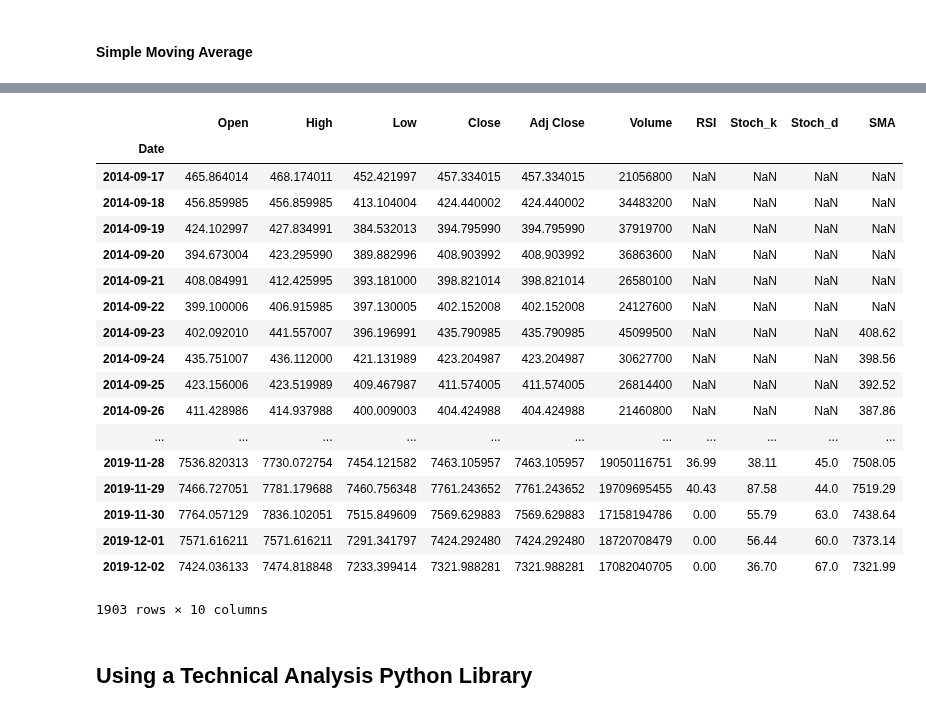
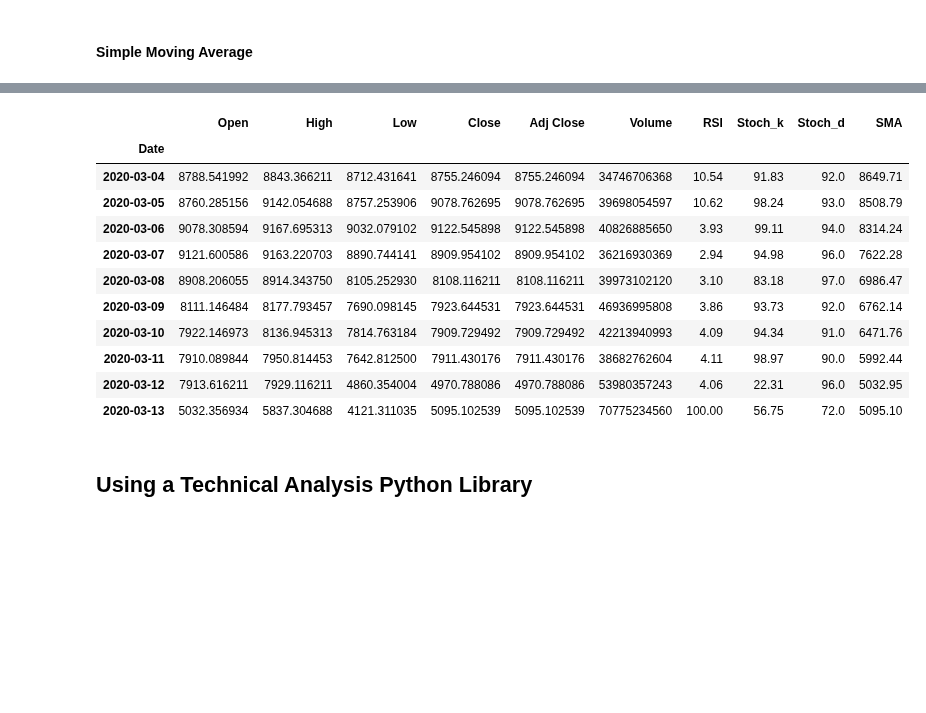
Before and after one commit to marcosan93/Price-Forecaster, a Jupyter notebook: BTC-Technical-Indicators.ipynb, the cells around one changed output, grey strips where cells are left out. Saved outputs shown, nothing was run; the diff lists cells and outputs as text; code cells hidden in the pictures; blank space fills up the shorter version.

```diff
--- a/BTC-Technical-Indicators.ipynb
+++ b/BTC-Technical-Indicators.ipynb
@@ -130,8 +130,7 @@ def RSI(df, periods=14):
 
             # Calculating the Relative Strength Index
             avg_gain = (sum([x for x in df[i:periods+i] if x >= 0]) / periods)
-            avg_loss = (sum([abs(x) for x in df[i:periods+i] if x < 0]) / periods)
-
+            avg_loss = (sum([abs(x) for x in df[i:periods+i] if x <= 0], .00001) / periods)
 
             rs = avg_gain / avg_loss
 
@@ -174,25 +173,18 @@ df['SMA'][-30:].plot(figsize=(15,6), title='BTC Simple Moving Average');
 # %%
-df
+df.tail(10)
 # %% [output]
 |  | Open | High | Low | Close | Adj Close | Volume | RSI | Stoch_k | Stoch_d | SMA |
 | Date |  |  |  |  |  |  |  |  |  |  |
-| 2014-09-17 | 465.864014 | 468.174011 | 452.421997 | 457.334015 | 457.334015 | 21056800 | NaN | NaN | NaN | NaN |
-| 2014-09-18 | 456.859985 | 456.859985 | 413.104004 | 424.440002 | 424.440002 | 34483200 | NaN | NaN | NaN | NaN |
-| 2014-09-19 | 424.102997 | 427.834991 | 384.532013 | 394.795990 | 394.795990 | 37919700 | NaN | NaN | NaN | NaN |
-| 2014-09-20 | 394.673004 | 423.295990 | 389.882996 | 408.903992 | 408.903992 | 36863600 | NaN | NaN | NaN | NaN |
-| 2014-09-21 | 408.084991 | 412.425995 | 393.181000 | 398.821014 | 398.821014 | 26580100 | NaN | NaN | NaN | NaN |
-| 2014-09-22 | 399.100006 | 406.915985 | 397.130005 | 402.152008 | 402.152008 | 24127600 | NaN | NaN | NaN | NaN |
-| 2014-09-23 | 402.092010 | 441.557007 | 396.196991 | 435.790985 | 435.790985 | 45099500 | NaN | NaN | NaN | 408.62 |
-| 2014-09-24 | 435.751007 | 436.112000 | 421.131989 | 423.204987 | 423.204987 | 30627700 | NaN | NaN | NaN | 398.56 |
-| 2014-09-25 | 423.156006 | 423.519989 | 409.467987 | 411.574005 | 411.574005 | 26814400 | NaN | NaN | NaN | 392.52 |
-| 2014-09-26 | 411.428986 | 414.937988 | 400.009003 | 404.424988 | 404.424988 | 21460800 | NaN | NaN | NaN | 387.86 |
-| ... | ... | ... | ... | ... | ... | ... | ... | ... | ... | ... |
-| 2019-11-28 | 7536.820313 | 7730.072754 | 7454.121582 | 7463.105957 | 7463.105957 | 19050116751 | 36.99 | 38.11 | 45.0 | 7508.05 |
-| 2019-11-29 | 7466.727051 | 7781.179688 | 7460.756348 | 7761.243652 | 7761.243652 | 19709695455 | 40.43 | 87.58 | 44.0 | 7519.29 |
-| 2019-11-30 | 7764.057129 | 7836.102051 | 7515.849609 | 7569.629883 | 7569.629883 | 17158194786 | 0.00 | 55.79 | 63.0 | 7438.64 |
-| 2019-12-01 | 7571.616211 | 7571.616211 | 7291.341797 | 7424.292480 | 7424.292480 | 18720708479 | 0.00 | 56.44 | 60.0 | 7373.14 |
-| 2019-12-02 | 7424.036133 | 7474.818848 | 7233.399414 | 7321.988281 | 7321.988281 | 17082040705 | 0.00 | 36.70 | 67.0 | 7321.99 |
+| 2020-03-04 | 8788.541992 | 8843.366211 | 8712.431641 | 8755.246094 | 8755.246094 | 34746706368 | 10.54 | 91.83 | 92.0 | 8649.71 |
+| 2020-03-05 | 8760.285156 | 9142.054688 | 8757.253906 | 9078.762695 | 9078.762695 | 39698054597 | 10.62 | 98.24 | 93.0 | 8508.79 |
+| 2020-03-06 | 9078.308594 | 9167.695313 | 9032.079102 | 9122.545898 | 9122.545898 | 40826885650 | 3.93 | 99.11 | 94.0 | 8314.24 |
+| 2020-03-07 | 9121.600586 | 9163.220703 | 8890.744141 | 8909.954102 | 8909.954102 | 36216930369 | 2.94 | 94.98 | 96.0 | 7622.28 |
+| 2020-03-08 | 8908.206055 | 8914.343750 | 8105.252930 | 8108.116211 | 8108.116211 | 39973102120 | 3.10 | 83.18 | 97.0 | 6986.47 |
+| 2020-03-09 | 8111.146484 | 8177.793457 | 7690.098145 | 7923.644531 | 7923.644531 | 46936995808 | 3.86 | 93.73 | 92.0 | 6762.14 |
+| 2020-03-10 | 7922.146973 | 8136.945313 | 7814.763184 | 7909.729492 | 7909.729492 | 42213940993 | 4.09 | 94.34 | 91.0 | 6471.76 |
+| 2020-03-11 | 7910.089844 | 7950.814453 | 7642.812500 | 7911.430176 | 7911.430176 | 38682762604 | 4.11 | 98.97 | 90.0 | 5992.44 |
+| 2020-03-12 | 7913.616211 | 7929.116211 | 4860.354004 | 4970.788086 | 4970.788086 | 53980357243 | 4.06 | 22.31 | 96.0 | 5032.95 |
+| 2020-03-13 | 5032.356934 | 5837.304688 | 4121.311035 | 5095.102539 | 5095.102539 | 70775234560 | 100.00 | 56.75 | 72.0 | 5095.10 |
-1903 rows × 10 columns
 # %% [markdown]
 ## Using a Technical Analysis Python Library
 # %%
```
Also changed, not shown: parts of 6 cells of this notebook.
